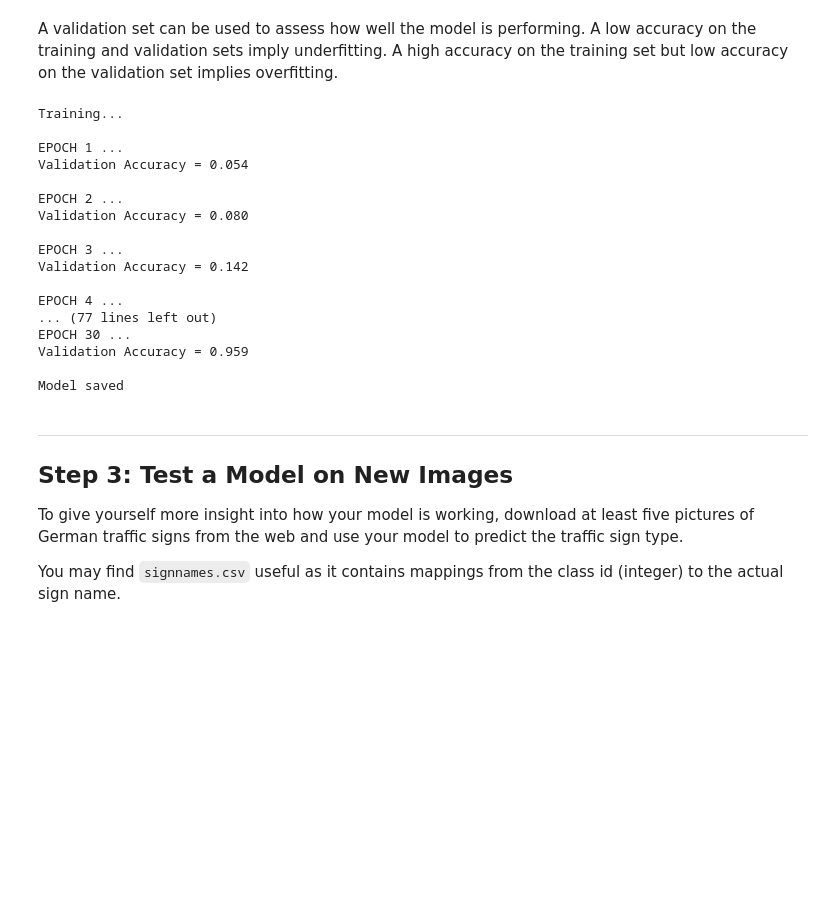
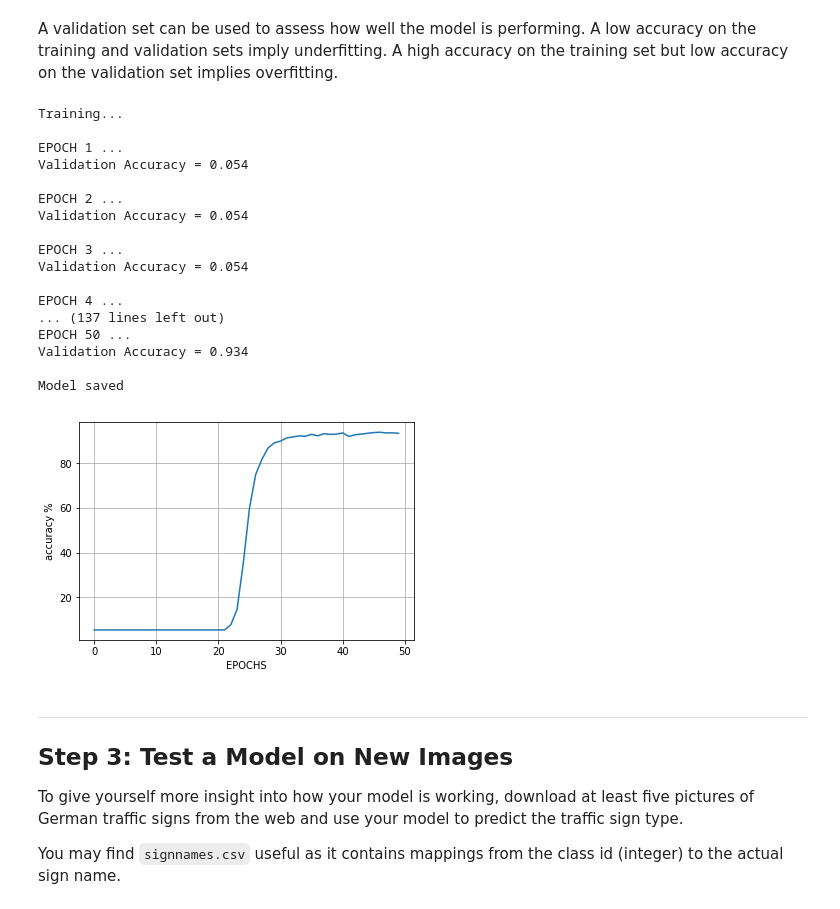
Before and after one commit to andyli386/CarND-Traffic-Sign-Classifier-Project, a Jupyter notebook: Traffic_Sign_Classifier.ipynb, the cells around one changed output. Cells and saved outputs as stored; diff of their text form; code cells hidden in the pictures; blank space fills up the shorter version.

```diff
--- a/Traffic_Sign_Classifier.ipynb
+++ b/Traffic_Sign_Classifier.ipynb
@@ -172,6 +179,7 @@ Use the code cell (or multiple code cells, if necessary) to implement the first
 ### Preprocess the data here. It is required to normalize the data. Other preprocessing steps could include
 ### converting to grayscale, etc.
 ### Feel free to use as many code cells as needed.
+##In this part, I referenced uranus4ever's code here: https://github.com/uranus4ever/Traffic-Sign-Classifier-CNN
 import cv2
 
 def equal_Hist(img):
@@ -190,8 +198,8 @@ def blur(img):
     return cv2.addWeighted(img, 2, gb, -1, 0)
 
 def process(img):
-    result = crop(img, margin=2)
-    result = blur(result)
+    #result = crop(img, margin=2)
+    result = blur(img)
     result = equal_Hist(result)
     return result
 
@@ -237,14 +271,13 @@ Updated Valid Image shape: (28, 28, 3)
 # %%
 import tensorflow as tf
 
-EPOCHS = 30
+EPOCHS = 50
 BATCH_SIZE = 128
 #keep_prob = 0.5
 # %%
 ### Define your architecture here.
 ### Feel free to use as many code cells as needed.
-### Define your architecture here.
-### Feel free to use as many code cells as needed.
+
 from tensorflow.contrib.layers import flatten
 
 def LeNet2(x):
@@ -252,7 +285,7 @@ def LeNet2(x):
     mu = 0
     sigma = 0.1
 
-    # SOLUTION: Layer 1: Convolutional. Input = 32x32x1. Output = 28x28x6.
+    # SOLUTION: Layer 1: Convolutional. Input = 32x32x3. Output = 28x28x6.
     conv1_W = tf.Variable(tf.truncated_normal(shape=(5, 5, 3, 6), mean = mu, stddev = sigma))
     conv1_b = tf.Variable(tf.zeros(6))
     conv1   = tf.nn.conv2d(x, conv1_W, strides=[1, 1, 1, 1], padding='VALID') + conv1_b
@@ -291,7 +324,7 @@ def LeNet2(x):
     fc0   = flatten(conv2)
 
     # SOLUTION: Layer 3: Fully Connected. Input = 400. Output = 120.
-    fc1_W = tf.Variable(tf.truncated_normal(shape=(1024, 400), mean = mu, stddev = sigma))
+    fc1_W = tf.Variable(tf.truncated_normal(shape=(1600, 400), mean = mu, stddev = sigma))
     fc1_b = tf.Variable(tf.zeros(400))
     fc1   = tf.matmul(fc0, fc1_W) + fc1_b
     fc1 = tf.nn.dropout(fc1, keep_prob)
@@ -326,6 +359,7 @@ def LeNet2(x):
     fc3_W  = tf.Variable(tf.truncated_normal(shape=(60, n_classes), mean = mu, stddev = sigma))
     fc3_b  = tf.Variable(tf.zeros(n_classes))
     logits = tf.matmul(fc2, fc3_W) + fc3_b
+
     #logits = tf.nn.dropout(logits, keep_prob)
 
     return logits
@@ -340,7 +374,7 @@ sets imply underfitting. A high accuracy on the training set but low accuracy on
 ### Once a final model architecture is selected,
 ### the accuracy on the test set should be calculated and reported as well.
 ### Feel free to use as many code cells as needed.
-x = tf.placeholder(tf.float32, (None, 28, 28, 3))
+x = tf.placeholder(tf.float32, (None, 32, 32, 3))
 y = tf.placeholder(tf.int32, (None))
 keep_prob = tf.placeholder(tf.float32)
 one_hot_y = tf.one_hot(y, n_classes)
@@ -398,17 +432,27 @@ EPOCH 1 ...
 Validation Accuracy = 0.054
 
 EPOCH 2 ...
-Validation Accuracy = 0.080
+Validation Accuracy = 0.054
 
 EPOCH 3 ...
-Validation Accuracy = 0.142
+Validation Accuracy = 0.054
 
 EPOCH 4 ...
-... (77 lines left out)
-EPOCH 30 ...
-Validation Accuracy = 0.959
+... (137 lines left out)
+EPOCH 50 ...
+Validation Accuracy = 0.934
 
 Model saved
+# %%
+'''Plot Accurancy'''
+plt.figure()
+plt.plot([i for i in range(EPOCHS)], [i*100 for i in accuracySet])
+plt.xlabel('EPOCHS')
+plt.ylabel('accuracy %')
+plt.grid()
+plt.show()
+# %% [output]
+[figure, added]
 # %% [markdown]
 ---
 
```
Also changed, not shown: parts of 18 cells of this notebook, 15 other files.
